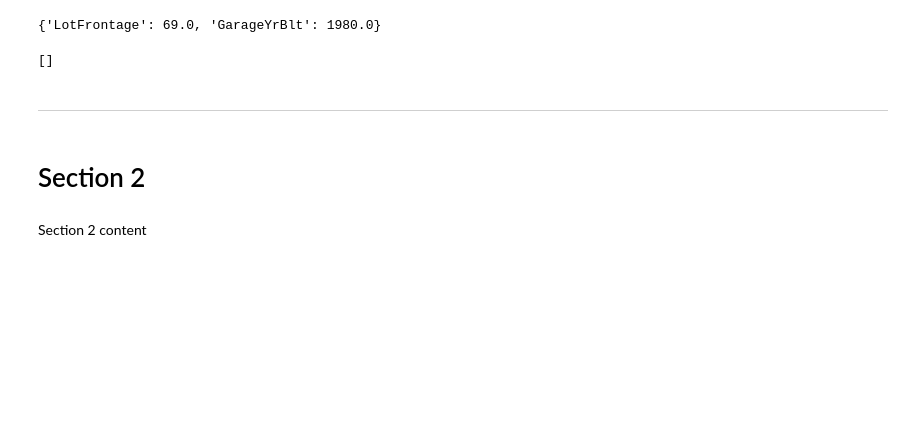
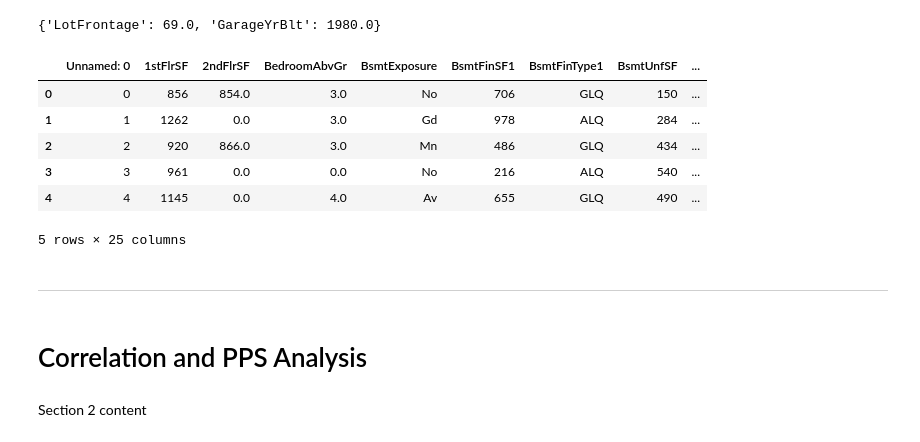
Before and after one commit to johnrearden/pa_heritage_housing, a Jupyter notebook: jupyter_notebooks/3_Data_Cleaning.ipynb, the cells around one changed output. Saved outputs shown, nothing was run; the diff lists cells and outputs as text; code cells hidden in the pictures; blank space fills up the shorter version.

```diff
--- a/jupyter_notebooks/3_Data_Cleaning.ipynb
+++ b/jupyter_notebooks/3_Data_Cleaning.ipynb
@@ -89,12 +73,18 @@ imputer.imputer_dict_
 {'LotFrontage': 69.0, 'GarageYrBlt': 1980.0}
 # %%
 df = imputer.transform(df)
-df
+df.head(5)
 # %% [output]
+|  | Unnamed: 0 | 1stFlrSF | 2ndFlrSF | BedroomAbvGr | BsmtExposure | BsmtFinSF1 | BsmtFinType1 | BsmtUnfSF | ... |
+| 0 | 0 | 856 | 854.0 | 3.0 | No | 706 | GLQ | 150 | ... |
+| 1 | 1 | 1262 | 0.0 | 3.0 | Gd | 978 | ALQ | 284 | ... |
+| 2 | 2 | 920 | 866.0 | 3.0 | Mn | 486 | GLQ | 434 | ... |
+| 3 | 3 | 961 | 0.0 | 0.0 | No | 216 | ALQ | 540 | ... |
+| 4 | 4 | 1145 | 0.0 | 4.0 | Av | 655 | GLQ | 490 | ... |
-[]
+5 rows × 25 columns
 # %% [markdown]
 ---
-# %% [markdown]
-# Section 2
+# %% [markdown]
+# Correlation and PPS Analysis
 # %% [markdown]
 Section 2 content
```
Also changed, not shown: parts of 18 cells of this notebook, 2 other files.
